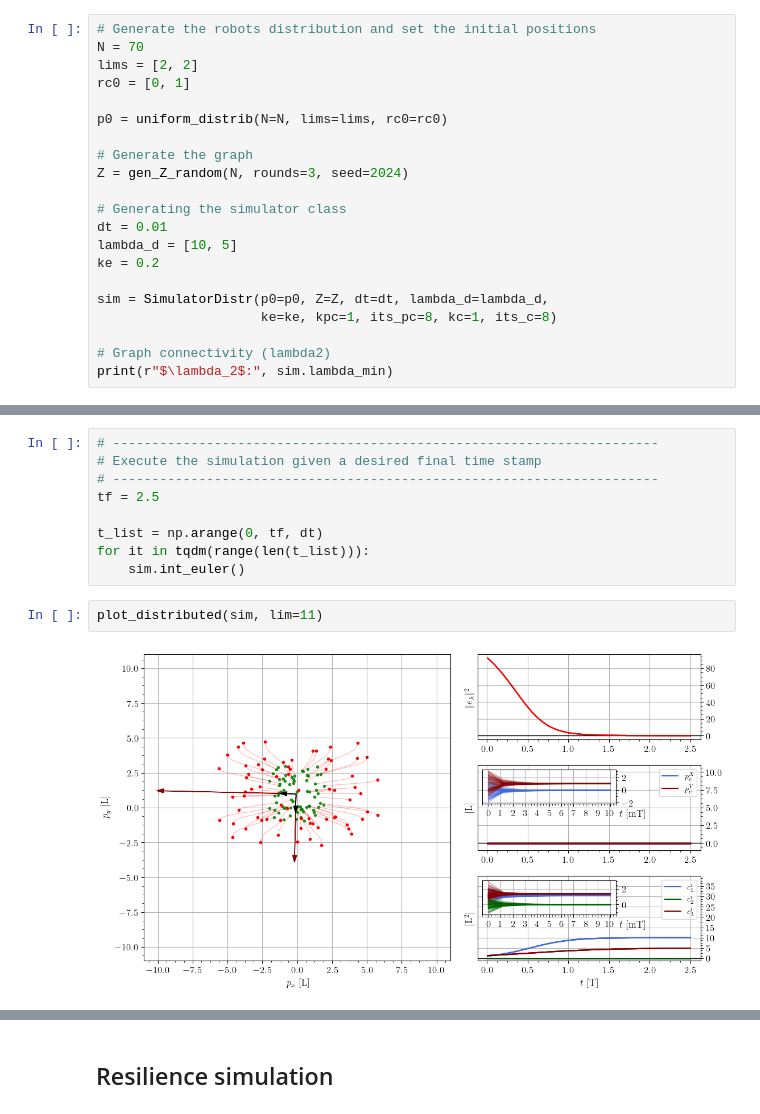
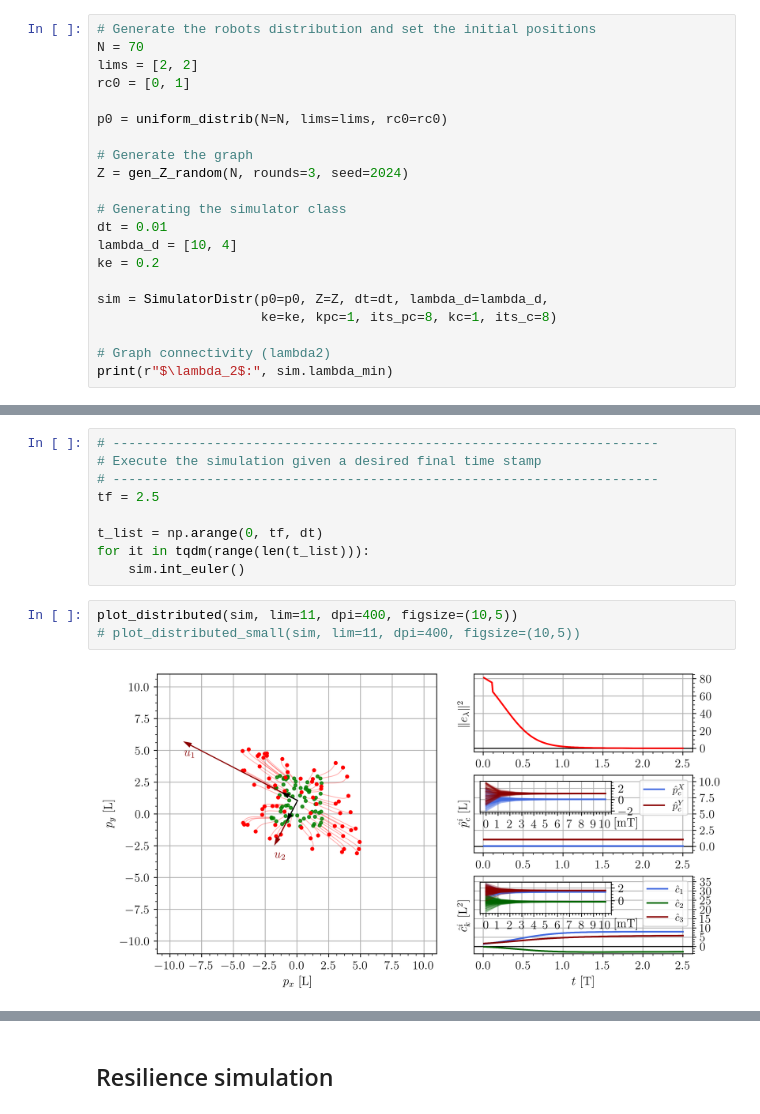
Before and after one commit to Swarm-Systems-Lab/dispersion-formation-control, a Jupyter notebook: notebooks/cfc_sim.ipynb, the cells around one changed output, grey strips where cells are left out. Saved outputs shown, nothing was run; the diff lists cells and outputs as text.

```diff
--- a/notebooks/cfc_sim.ipynb
+++ b/notebooks/cfc_sim.ipynb
@@ -95,7 +97,7 @@ Z = gen_Z_random(N, rounds=3, seed=2024)
 
 # Generating the simulator class
 dt = 0.01
-lambda_d = [10, 5]
+lambda_d = [10, 4]
 ke = 0.2
 
 sim = SimulatorDistr(p0=p0, Z=Z, dt=dt, lambda_d=lambda_d,
@@ -114,8 +116,9 @@ tf = 2.5
 t_list = np.arange(0, tf, dt)
 for it in tqdm(range(len(t_list))):
     sim.int_euler()
-# %%
-plot_distributed(sim, lim=11)
-# %% [output]
-[figure, removed]
+# %%
+plot_distributed(sim, lim=11, dpi=400, figsize=(10,5))
+# plot_distributed_small(sim, lim=11, dpi=400, figsize=(10,5))
+# %% [output]
+[figure, added]
 # %%
```
Also changed, not shown: parts of 7 cells of this notebook, 4 other files.
